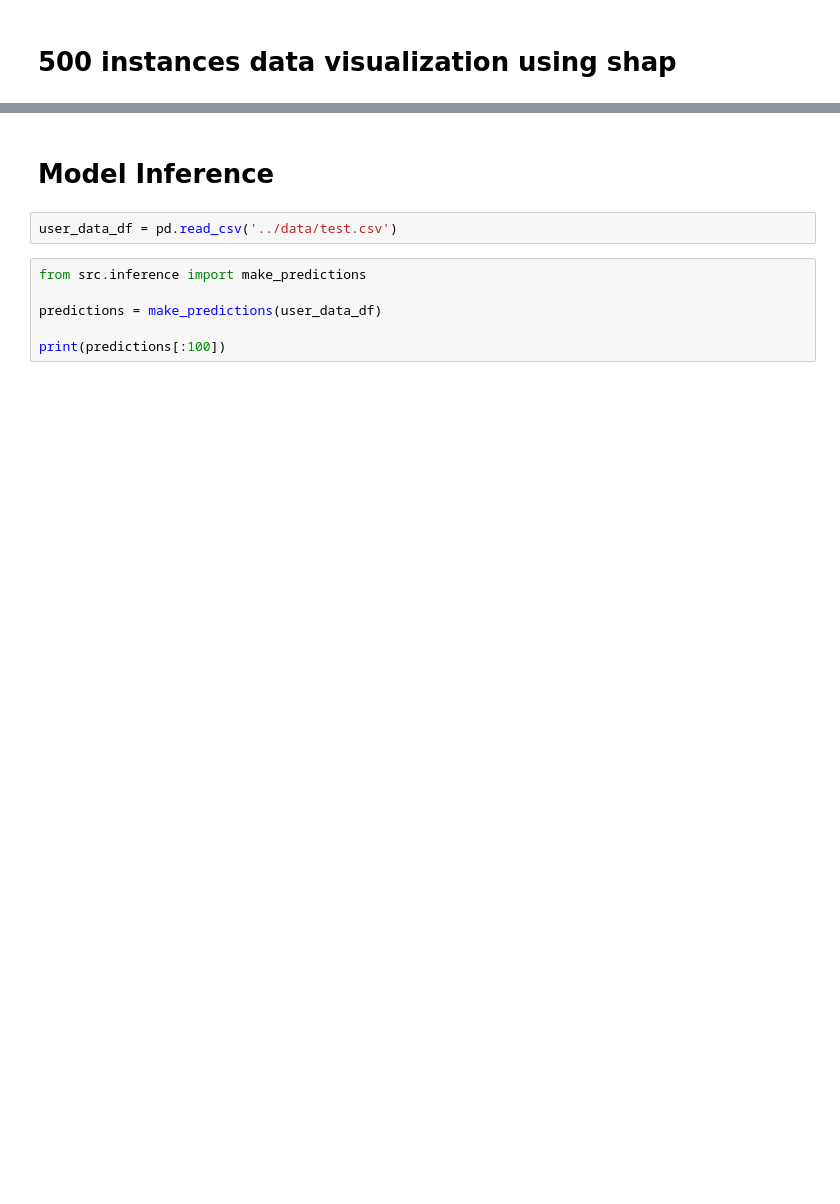
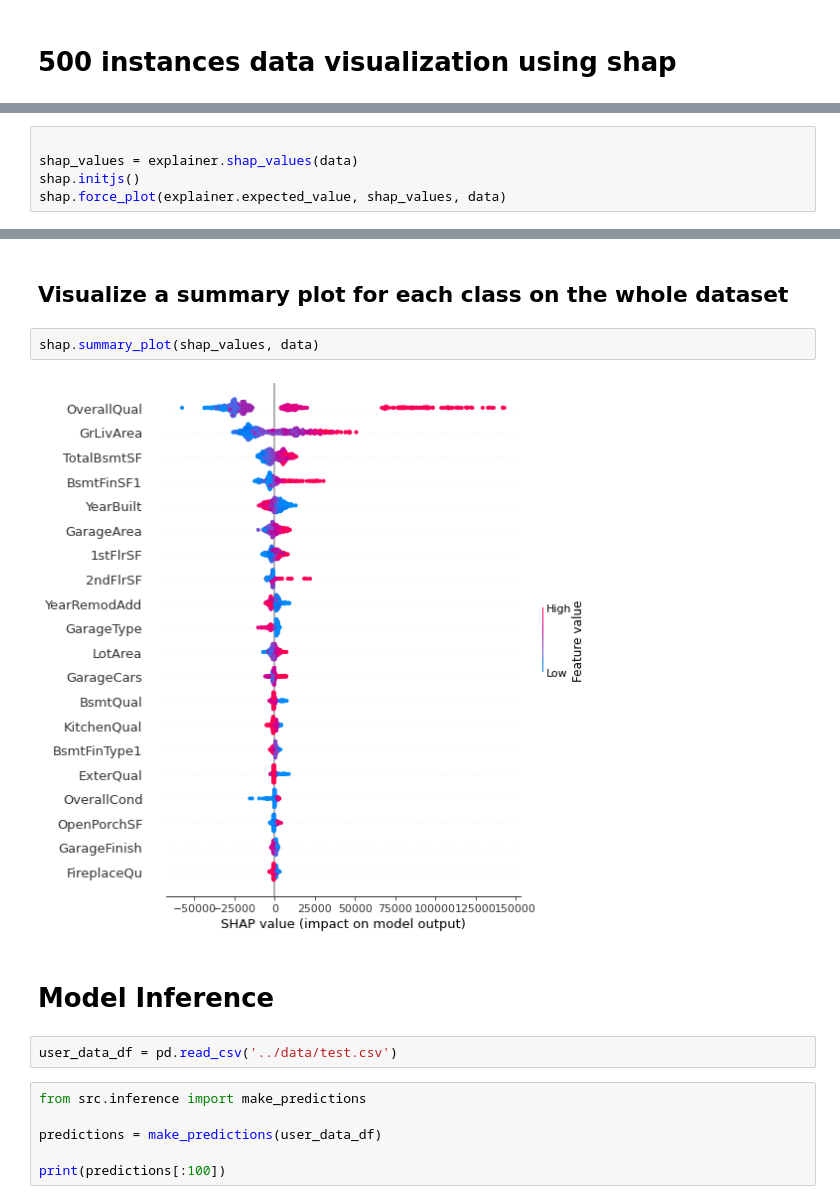
Before and after one commit to MeghaRam-ai/AI_Project_Methodology, a Jupyter notebook: notebooks/model-industrialization-final.ipynb, the cells around one changed output, grey strips where cells are left out. Cells and saved outputs as stored; diff of their text form; blank space fills up the shorter version.

Commit message:
Visualisation using shap

```diff
--- a/notebooks/model-industrialization-final.ipynb
+++ b/notebooks/model-industrialization-final.ipynb
@@ -39,0 +64,5 @@ using model: /Users/mateusz/Documents/EPITA/AIProjMethodology/AI_Project_Methodo
+# %%
+
+shap_values = explainer.shap_values(data)
+shap.initjs()
+shap.force_plot(explainer.expected_value, shap_values, data)
@@ -40,3 +72,9 @@ using model: /Users/mateusz/Documents/EPITA/AIProjMethodology/AI_Project_Methodo
+# %% [markdown]
+## Visualize a summary plot for each class on the whole dataset
+# %%
+shap.summary_plot(shap_values, data)
+# %% [output]
+[figure, added]
 # %% [markdown]
 # Model Inference
 # %%
```
Also changed, not shown: parts of 12 cells of this notebook.
